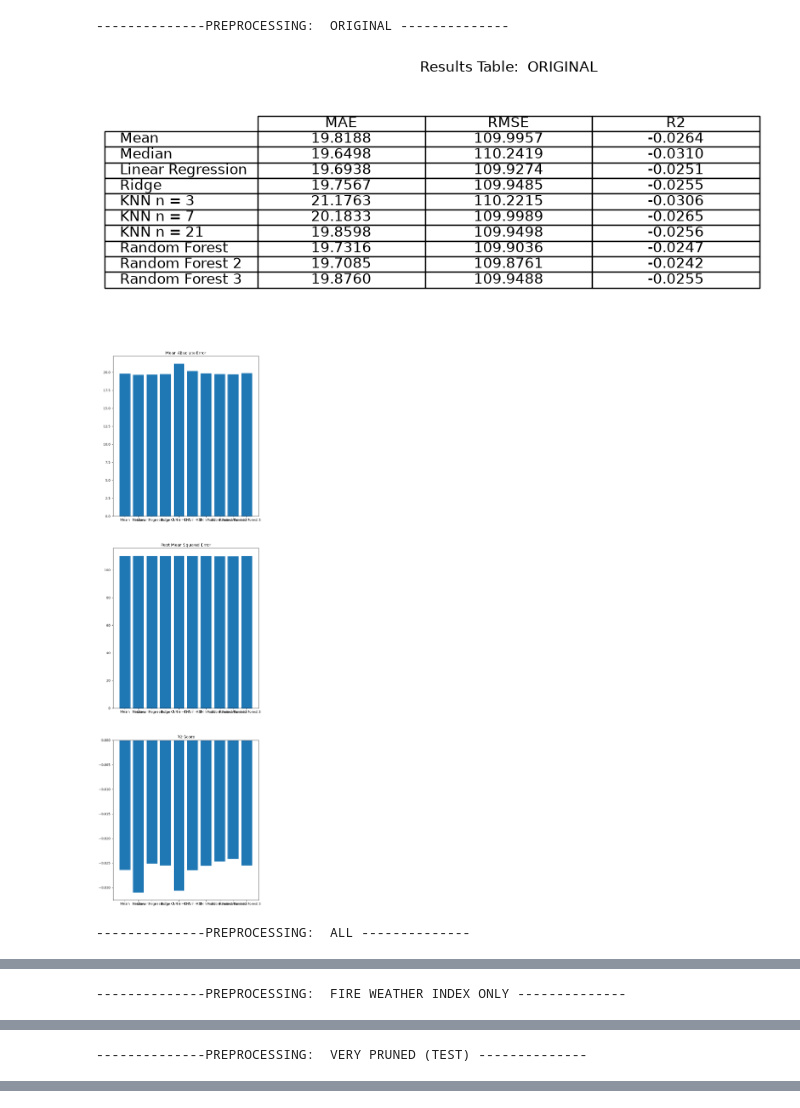
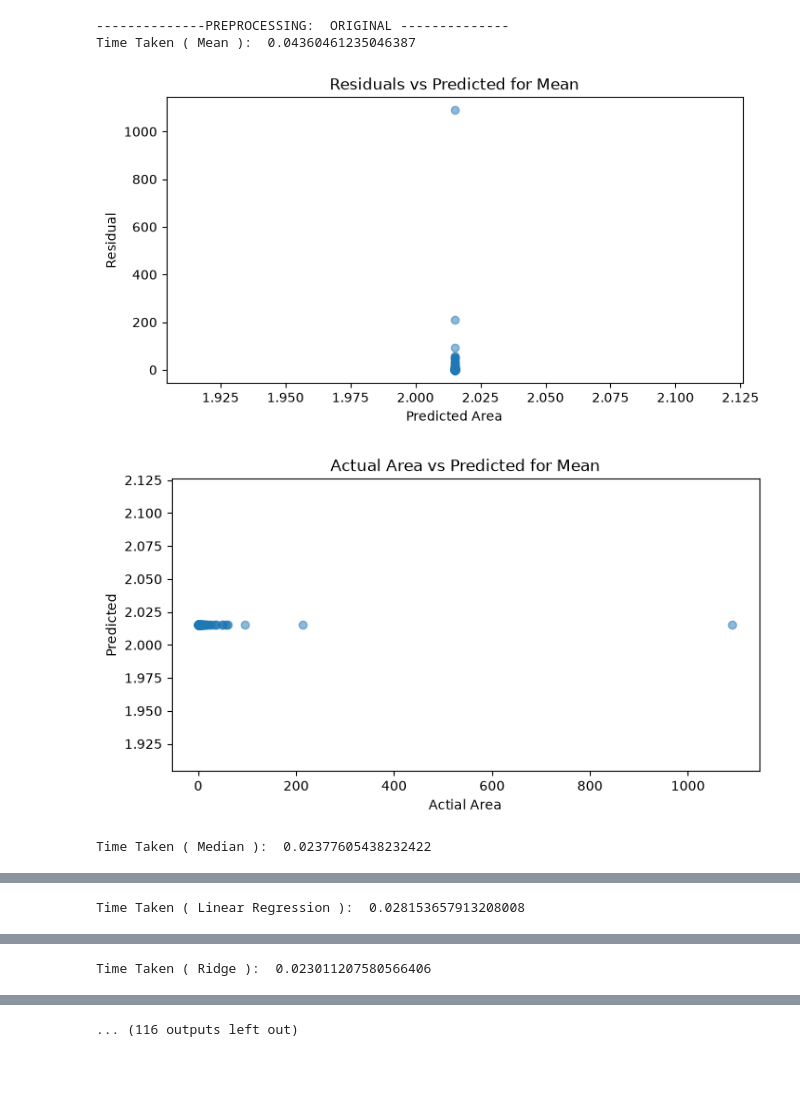
Before and after one commit to Jakub-Chabowski/Machine-Learning-Portfolio, a Jupyter notebook: notebooks/Models/Train_Test_Split.ipynb, the cells around one changed output, grey strips where cells are left out. Drawn from its saved outputs; the diff is of its cells as text; code cells hidden in the pictures; blank space fills up the shorter version.

```diff
--- a/notebooks/Models/Train_Test_Split.ipynb
+++ b/notebooks/Models/Train_Test_Split.ipynb
@@ -21,8 +21,13 @@ for title, preprocessing in preprocessing_pipelines.items():
     # Run all of the models and print out their results
     for name, model in models.items():
         model = make_pipeline(preprocessing, model)
+
+        start_time = time.time()
+
         model.fit(X_train, np.log1p(y_train))
         pred = np.expm1(model.predict(X_test))
+
+        elapsed_time = time.time() - start_time
         mae = mean_absolute_error(y_test, pred)
         rmse = root_mean_squared_error(y_test, pred)
         r2 = r2_score(y_test, pred)
@@ -32,8 +37,25 @@ for title, preprocessing in preprocessing_pipelines.items():
         resultsRMSE.append(rmse)
         resultsR2.append(r2)
         #print("Residuals: ", residuals)
+        print("Time Taken (", name, "): ", elapsed_time)
+        #print("Model: ", name ,"\nMean Absolute Error: ", mae, "\nRoot Mean Squared Error: ", rmse,"\nR2 Score: ", r2 ,"\n\n")
+        ## Plot Residual vs Predicted Area
+        plt.figure(figsize={8,4})
+        plt.scatter(pred, residuals, alpha=0.5)
+        plt.xlabel("Predicted Area")
+        plt.ylabel("Residual")
+        plt.title(f"Residuals vs Predicted for {name}")
 
-        #print("Model: ", name ,"\nMean Absolute Error: ", mae, "\nRoot Mean Squared Error: ", rmse,"\nR2 Score: ", r2 ,"\n\n")
+        plt.show()
+
+        ## Plot Actual vs Predicted Areas
+        plt.figure(figsize={8,4})
+        plt.scatter(y_test, pred, alpha=0.5)
+        plt.xlabel("Actual Area")
+        plt.ylabel("Predicted")
+        plt.title(f"Actual Area vs Predicted for {name}")
+
+        plt.show()
 
     #Plot Results
     model_names = list(models.keys())
@@ -44,34 +66,35 @@ for title, preprocessing in preprocessing_pipelines.items():
     for i in range(len(model_names)):
         text.append([f"{resultsMAE[i]:.4f}",f"{resultsRMSE[i]:.4f}",f"{resultsR2[i]:.4f}"])
 
     table = plt.table(
         cellText = text,
         rowLabels = model_names,
         colLabels = columns,
         loc="center",
         cellLoc="center"
     )
     table.auto_set_font_size(False)
     table.set_fontsize(12)
     plt.title(f"Results Table:  {title}")
     plt.tight_layout()
     plt.show
 
-    plt.figure(figsize={8,len(model_names) * 3}) ##Figure is dynamically sized to allow for more models to be added as needed
+    plt.figure(figsize={2+len(model_names) * 3,10}) ##Figure is dynamically sized to allow for more models to be added as needed
 
 
     plt.subplot(311, title="Mean Absolute Error").bar(range(len(resultsMAE)),resultsMAE)
     plt.xticks(range(len(model_names)),model_names)
 
     plt.subplot(312, title="Root Mean Squared Error").bar(range(len(resultsRMSE)),resultsRMSE)
     plt.xticks(range(len(model_names)),model_names)
 
     plt.subplot(313, title="R2 Score").bar(range(len(resultsR2)),resultsR2)
     plt.xticks(range(len(model_names)),model_names)
 
     plt.show()
 # %% [output]
 --------------PREPROCESSING:  ORIGINAL --------------
+Time Taken ( Mean ):  0.04360461235046387
-[figure, old version]
+[figure, new version]
-[figure, old version]
+[figure, new version]
---------------PREPROCESSING:  ALL --------------
+Time Taken ( Median ):  0.02377605438232422
@@ -80 +103 @@ for title, preprocessing in preprocessing_pipelines.items():
---------------PREPROCESSING:  FIRE WEATHER INDEX ONLY --------------
+Time Taken ( Linear Regression ):  0.028153657913208008
@@ -83 +106 @@ for title, preprocessing in preprocessing_pipelines.items():
---------------PREPROCESSING:  VERY PRUNED (TEST) --------------
+Time Taken ( Ridge ):  0.023011207580566406
@@ -85,0 +109 @@ for title, preprocessing in preprocessing_pipelines.items():
+... (116 outputs left out)
```
Also changed, not shown: parts of 1 cell of this notebook, 9 other files.
